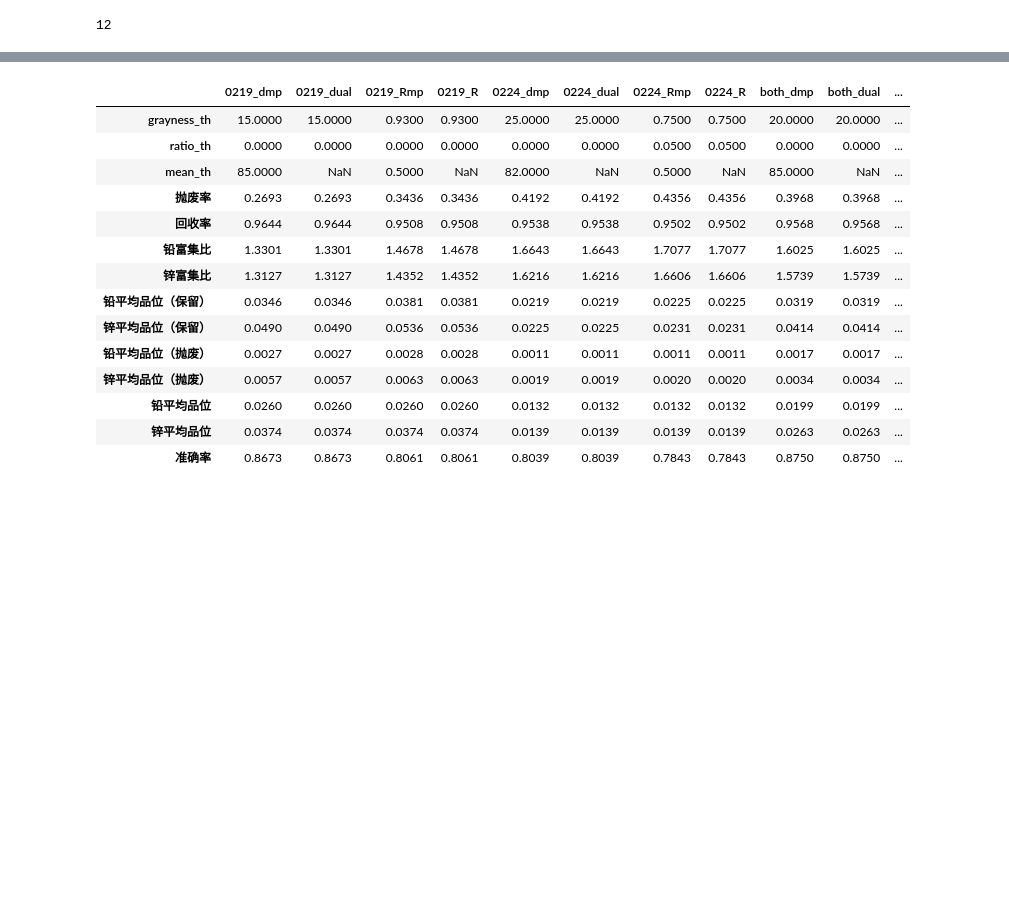
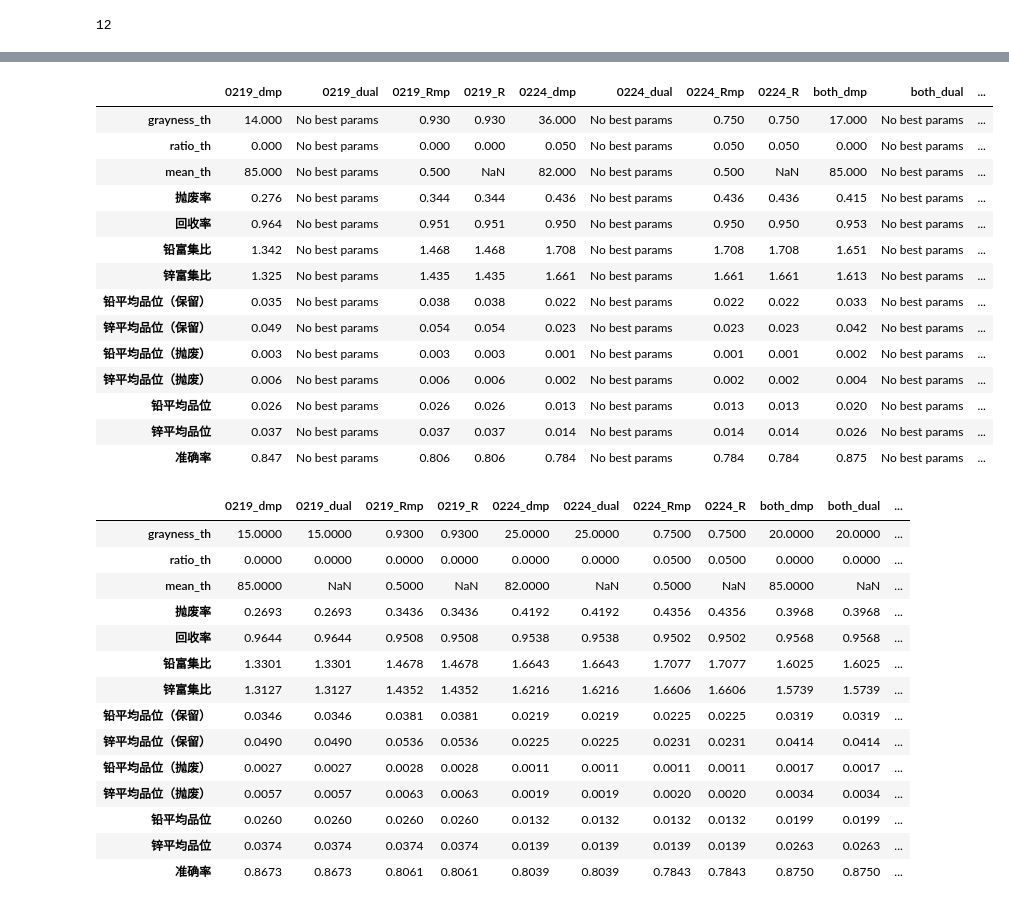
Before and after one commit to yaojian95/jt_ore_sorting, a Jupyter notebook: run_code.ipynb, the cells around one changed output, grey strips where cells are left out. Cells and saved outputs as stored; diff of their text form; code cells hidden in the pictures; blank space fills up the shorter version.

```diff
--- a/run_code.ipynb
+++ b/run_code.ipynb
@@ -386,3 +435,22 @@ with open ('results_new.pkl', 'rb') as f:
+# %%
+pd.options.display.precision = 3
+pd.DataFrame(res_0225)
+# %% [output]
+|  | 0219_dmp | 0219_dual | 0219_Rmp | 0219_R | 0224_dmp | 0224_dual | 0224_Rmp | 0224_R | both_dmp | both_dual | ... |
+| grayness_th | 14.000 | No best params | 0.930 | 0.930 | 36.000 | No best params | 0.750 | 0.750 | 17.000 | No best params | ... |
+| ratio_th | 0.000 | No best params | 0.000 | 0.000 | 0.050 | No best params | 0.050 | 0.050 | 0.000 | No best params | ... |
+| mean_th | 85.000 | No best params | 0.500 | NaN | 82.000 | No best params | 0.500 | NaN | 85.000 | No best params | ... |
+| 抛废率 | 0.276 | No best params | 0.344 | 0.344 | 0.436 | No best params | 0.436 | 0.436 | 0.415 | No best params | ... |
+| 回收率 | 0.964 | No best params | 0.951 | 0.951 | 0.950 | No best params | 0.950 | 0.950 | 0.953 | No best params | ... |
+| 铅富集比 | 1.342 | No best params | 1.468 | 1.468 | 1.708 | No best params | 1.708 | 1.708 | 1.651 | No best params | ... |
+| 锌富集比 | 1.325 | No best params | 1.435 | 1.435 | 1.661 | No best params | 1.661 | 1.661 | 1.613 | No best params | ... |
+| 铅平均品位（保留） | 0.035 | No best params | 0.038 | 0.038 | 0.022 | No best params | 0.022 | 0.022 | 0.033 | No best params | ... |
+| 锌平均品位（保留） | 0.049 | No best params | 0.054 | 0.054 | 0.023 | No best params | 0.023 | 0.023 | 0.042 | No best params | ... |
+| 铅平均品位（抛废） | 0.003 | No best params | 0.003 | 0.003 | 0.001 | No best params | 0.001 | 0.001 | 0.002 | No best params | ... |
+| 锌平均品位（抛废） | 0.006 | No best params | 0.006 | 0.006 | 0.002 | No best params | 0.002 | 0.002 | 0.004 | No best params | ... |
+| 铅平均品位 | 0.026 | No best params | 0.026 | 0.026 | 0.013 | No best params | 0.013 | 0.013 | 0.020 | No best params | ... |
+| 锌平均品位 | 0.037 | No best params | 0.037 | 0.037 | 0.014 | No best params | 0.014 | 0.014 | 0.026 | No best params | ... |
+| 准确率 | 0.847 | No best params | 0.806 | 0.806 | 0.784 | No best params | 0.784 | 0.784 | 0.875 | No best params | ... |
 # %%
 pd.options.display.precision = 2
 pd.DataFrame(res_all_new)
```
Also changed, not shown: parts of 13 cells of this notebook.
